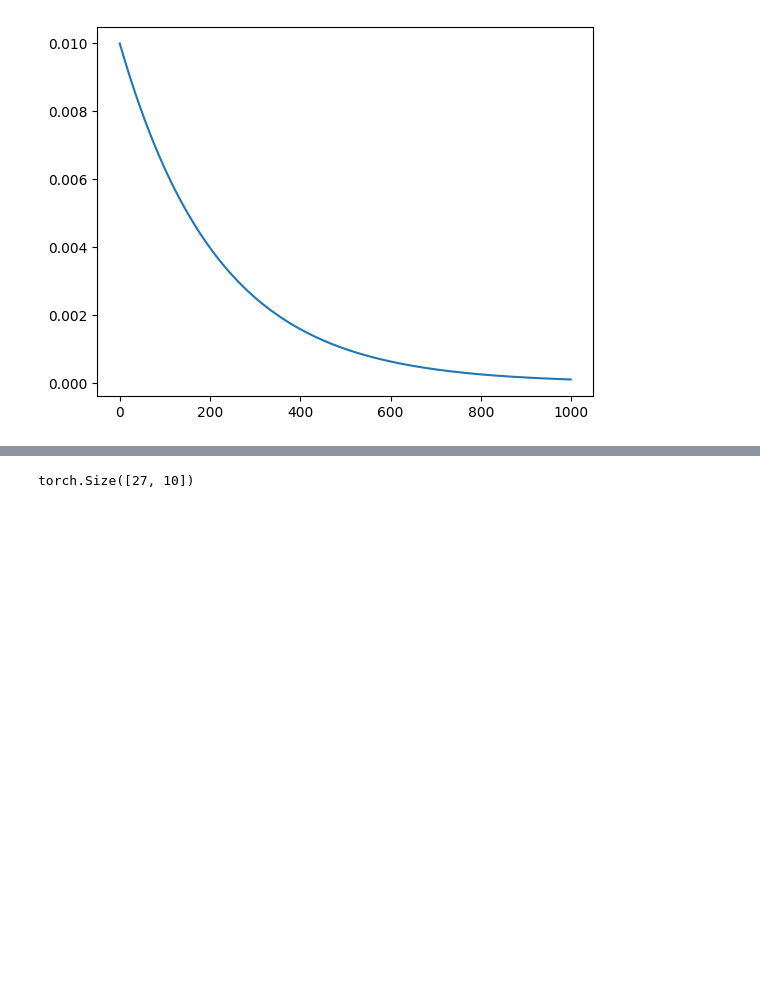
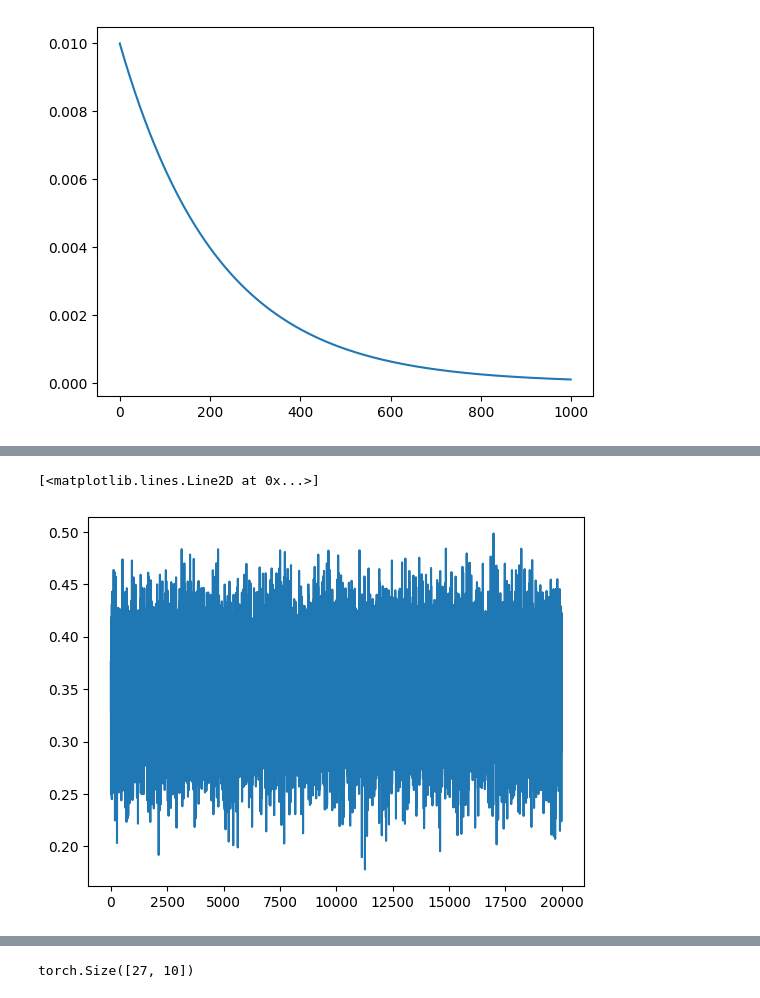
Before and after one commit to aspiringastro/makemore, a Jupyter notebook: build_makemore_mlp.ipynb, the cells around one changed output, grey strips where cells are left out. Cells and saved outputs as stored; diff of their text form; code cells hidden in the pictures; blank space fills up the shorter version.

```diff
--- a/build_makemore_mlp.ipynb
+++ b/build_makemore_mlp.ipynb
@@ -490,3 +471,13 @@ plt.plot(stepi, lossi)
+# %%
+N = 20000
+
+steplast = stepi[-N:]
+steplast = [x - stepi[-N] for x in steplast]
+losslast = lossi[-N:]
+plt.plot(steplast, losslast)
+# %% [output]
+[<matplotlib.lines.Line2D at 0x...>]
+[figure, added]
 # %%
 # Using the dev dataset, validate
 emb = C[Xdev]
```
Also changed, not shown: parts of 36 cells of this notebook, 1 other file.
